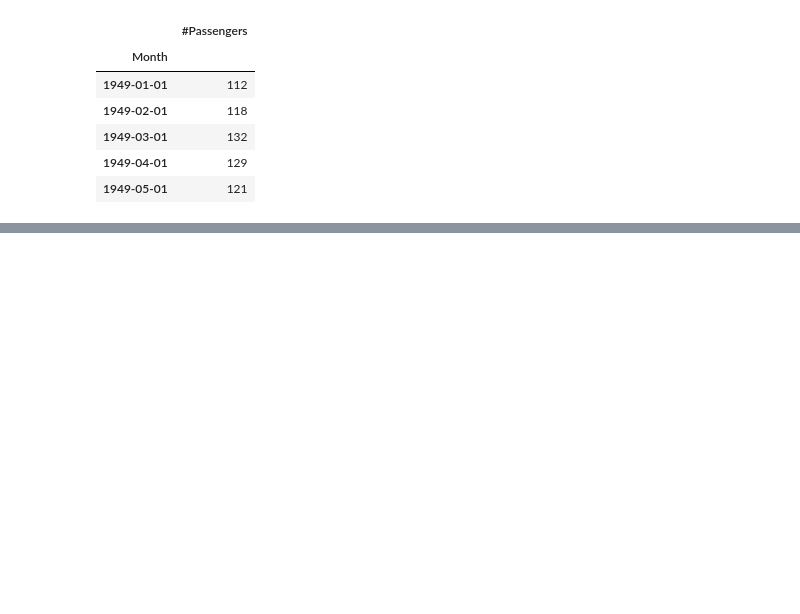
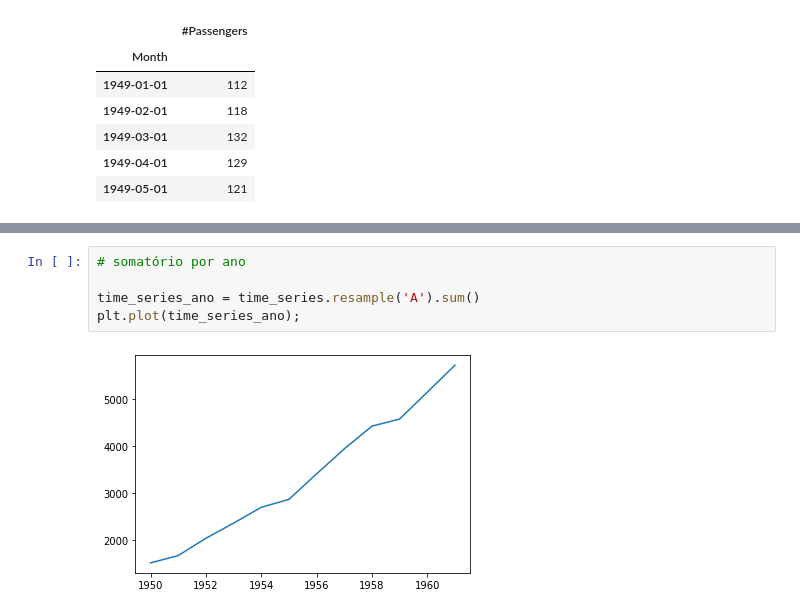
Before and after one commit to caiquemiranda/machine-learning-studies, a Jupyter notebook: 11.00-time-series.ipynb, the cells around one changed output, grey strips where cells are left out. Saved outputs shown, nothing was run; the diff lists cells and outputs as text; blank space fills up the shorter version.

```diff
--- a/11.00-time-series.ipynb
+++ b/11.00-time-series.ipynb
@@ -40,0 +159,7 @@ dataset.head()
+# %%
+# somatório por ano
+
+time_series_ano = time_series.resample('A').sum()
+plt.plot(time_series_ano);
+# %% [output]
+[figure, added]
```
Also changed, not shown: parts of 16 cells of this notebook.
